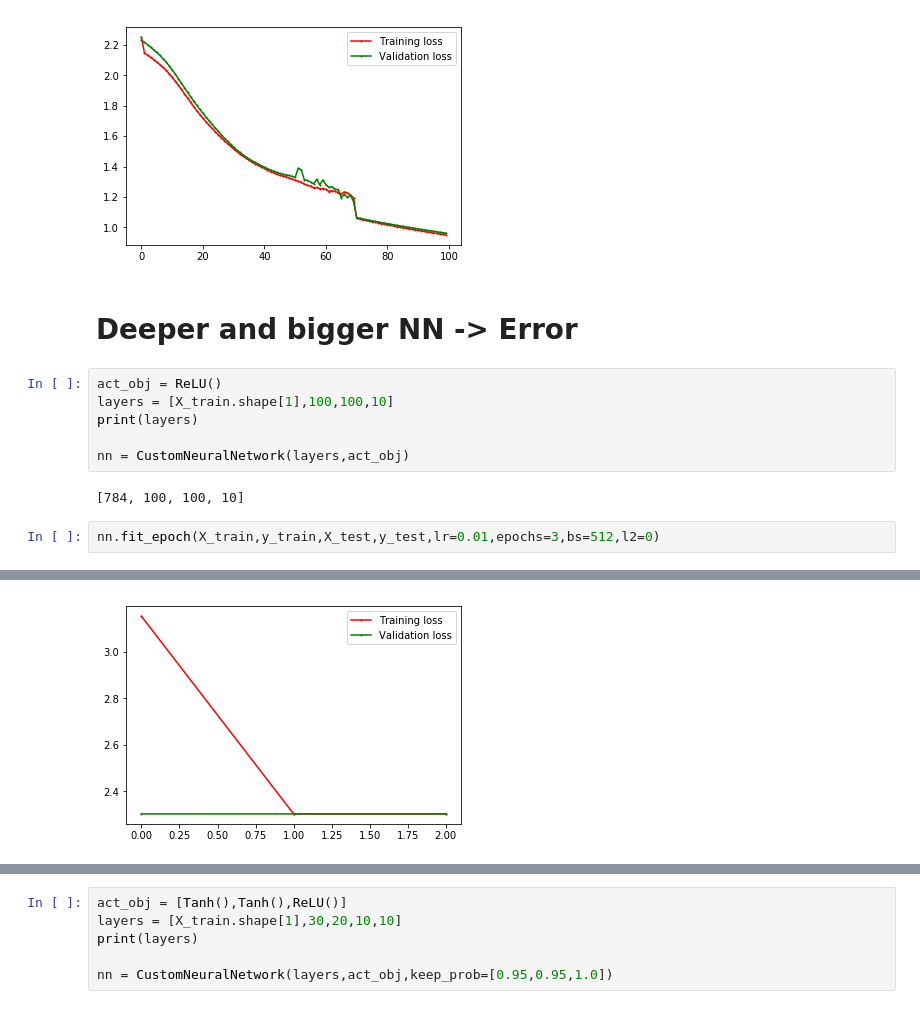
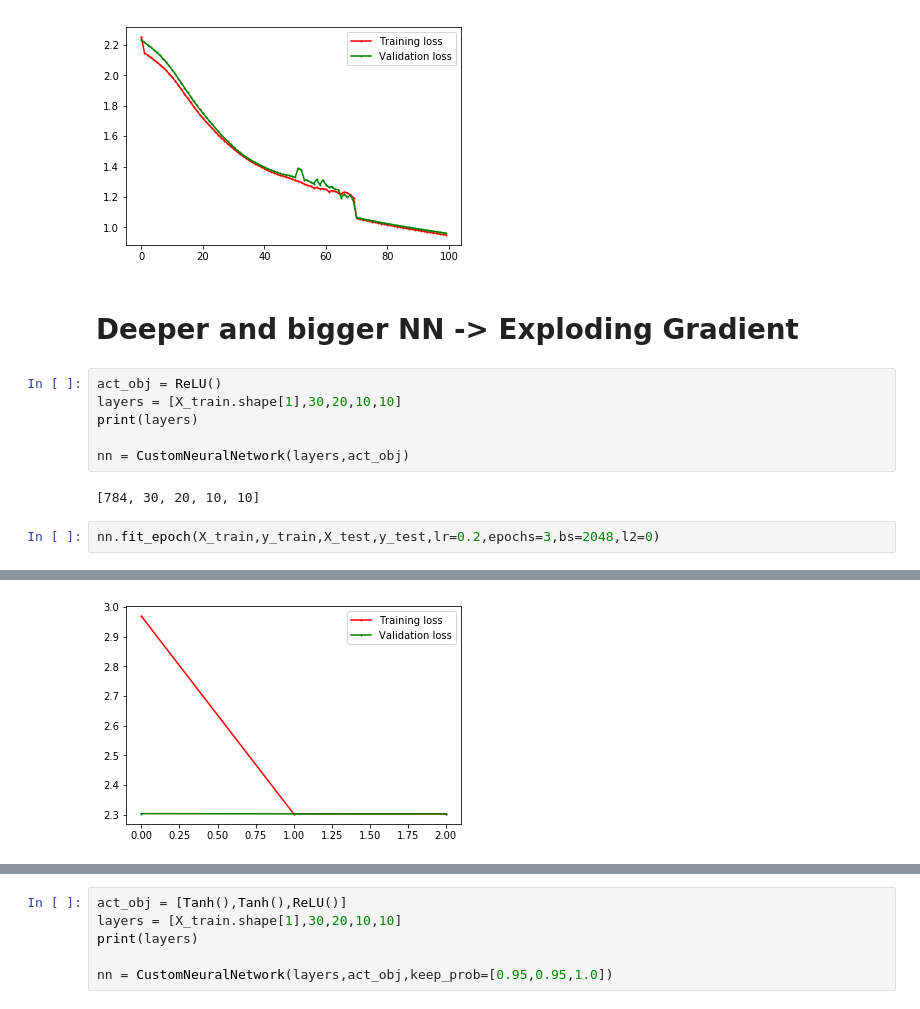
Before and after one commit to anhquan0412/basic_model_scratch, a Jupyter notebook: scratch_neural_net.ipynb, the cells around one changed output, grey strips where cells are left out. Saved outputs shown, nothing was run; the diff lists cells and outputs as text.

Commit message:
add more info on exploding grad. Remove some training outputs

```diff
--- a/scratch_neural_net.ipynb
+++ b/scratch_neural_net.ipynb
@@ -540,15 +455,15 @@ Epoch 19. Training loss: 0.952715525845589, Val loss:0.9643903821184562
 Epoch 20. Training loss: 0.9495687923166817, Val loss:0.9614280829452638
 [figure]
 # %% [markdown]
-# Deeper and bigger NN -> Error
+# Deeper and bigger NN -> Exploding Gradient
 # %%
 act_obj = ReLU()
-layers = [X_train.shape[1],100,100,10]
+layers = [X_train.shape[1],30,20,10,10]
 print(layers)
 
 nn = CustomNeuralNetwork(layers,act_obj)
 # %% [output]
-[784, 100, 100, 10]
+[784, 30, 20, 10, 10]
 # %%
-nn.fit_epoch(X_train,y_train,X_test,y_test,lr=0.01,epochs=3,bs=512,l2=0)
+nn.fit_epoch(X_train,y_train,X_test,y_test,lr=0.2,epochs=3,bs=2048,l2=0)
 # %% [output]
@@ -558 +473 @@ Epoch 3. Training loss: 2.302724240305615, Val loss:2.302699413238316
-[figure, old version]
+[figure, new version]
```
Also changed, not shown: parts of 17 cells of this notebook, 1 other file.
